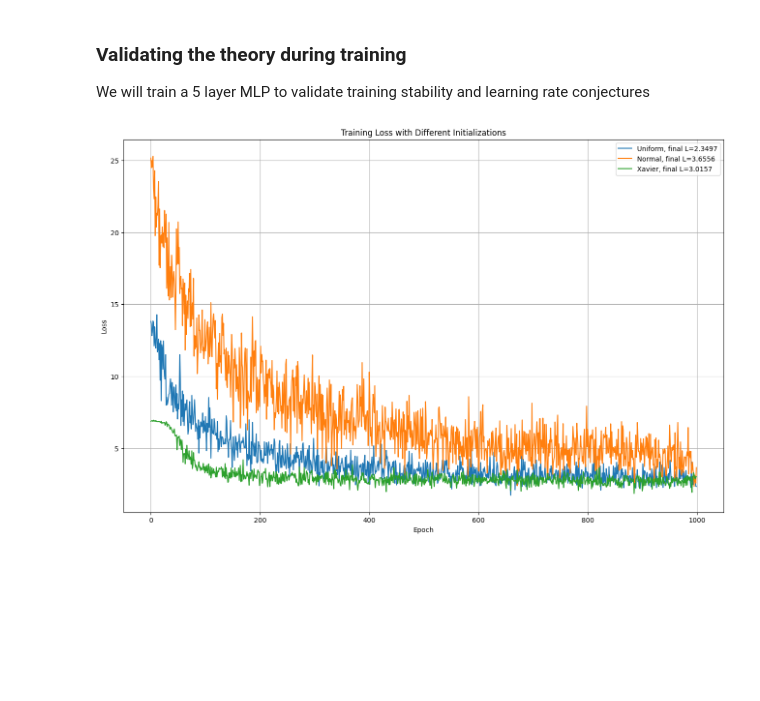
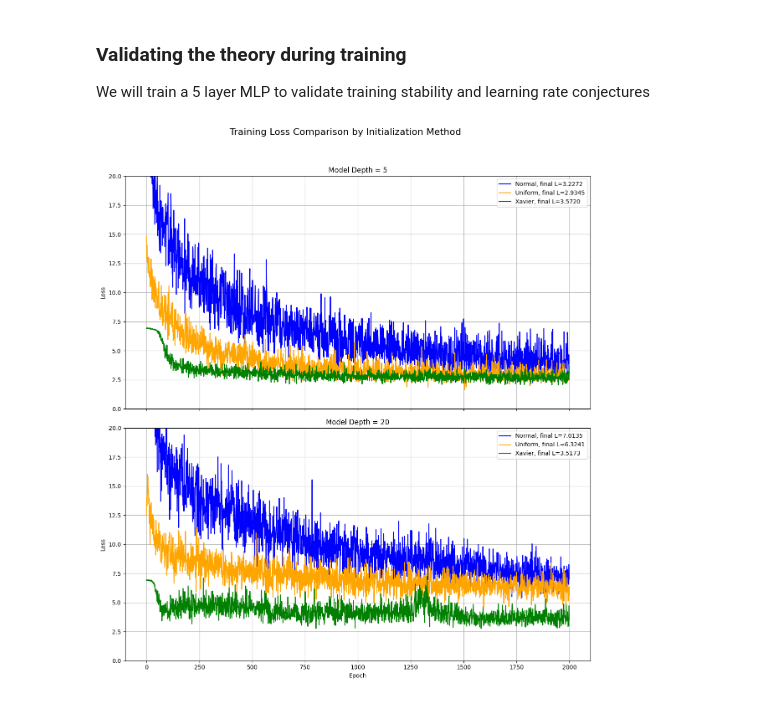
Before and after one commit to fodevac33/Learning-AI, a Jupyter notebook: notebooks/bigram_mlp/bigram_mlp.ipynb, the cells around one changed output. Cells and saved outputs as stored; diff of their text form; code cells hidden in the pictures; blank space fills up the shorter version.

Commit message:
Finishing initialization experiments. Closing topic.

```diff
--- a/notebooks/bigram_mlp/bigram_mlp.ipynb
+++ b/notebooks/bigram_mlp/bigram_mlp.ipynb
@@ -264,7 +264,7 @@ Again, if $\text{Var}(W^{(\ell)})$ is not scaled to $1 / n^{(\ell)}$ then the gr
 
 We will train a 5 layer MLP to validate training stability and learning rate conjectures
 # %%
-def train_with_initialization(init_method, num_epochs=1000, learnin_rate=0.1):
+def train_with_initialization(init_method, num_epochs=2000, learning_rate=0.05, batch_size=32):
     # Initialize parameters with gradients
     embed, hidden, out = init_method()
     embed.requires_grad_(True)
@@ -273,53 +273,80 @@ def train_with_initialization(init_method, num_epochs=1000, learnin_rate=0.1):
 
     # Optimizer
     parameters = [embed, hidden, out]
-    optimizer = torch.optim.SGD(parameters, lr=learnin_rate)
+    optimizer = torch.optim.SGD(parameters, lr=learning_rate)
 
     # Training loop
     losses = []
     for epoch in range(num_epochs):
         batch_idx = torch.randint(0, len(X), (batch_size,))
         X_batch = X[batch_idx]
         Y_batch = Y[batch_idx]
 
         # Forward pass
         X_embed = embed[X_batch]
         hidden_act = torch.tanh(X_embed @ hidden[0])
 
         for layer in range(1, hidden.shape[0]):
             hidden_act = torch.tanh(hidden_act @ hidden[layer])
 
         out_logits = hidden_act @ out
         # Calculate loss
         loss = F.cross_entropy(out_logits, Y_batch)
         losses.append(loss.item())
 
         # Backward and optimize
         optimizer.zero_grad()
         loss.backward()
         optimizer.step()
 
     return losses
 
+num_epochs = 2000
+learning_rate = 0.05
 batch_size = 32
 model_dim = 64
-model_depth = 5
 
-# Run training experiment
-normal_losses = train_with_initialization(initialize_normal_model)
-uniform_losses = train_with_initialization(initialize_uniform_model)
-xavier_losses = train_with_initialization(initialize_xavier_model)
+# Define the depths to compare
+depth_5 = 5
+depth_20 = 20
 
-# Plot training curves
-plt.figure(figsize=(16, 10))
-plt.plot(uniform_losses, label=f'Uniform, final L={uniform_losses[-1]:.4f}')
-plt.plot(normal_losses, label=f'Normal, final L={normal_losses[-1]:.4f}')
-plt.plot(xavier_losses, label=f'Xavier, final L={xavier_losses[-1]:.4f}')
-plt.xlabel('Epoch')
-plt.ylabel('Loss')
-plt.title('Training Loss with Different Initializations')
-plt.legend()
-plt.grid(True)
+model_depth = depth_5
+
+normal_losses_d5 = train_with_initialization(initialize_normal_model, num_epochs=num_epochs, learning_rate=learning_rate, batch_size=batch_size)
+uniform_losses_d5 = train_with_initialization(initialize_uniform_model, num_epochs=num_epochs, learning_rate=learning_rate, batch_size=batch_size)
+xavier_losses_d5 = train_with_initialization(initialize_xavier_model, num_epochs=num_epochs, learning_rate=learning_rate, batch_size=batch_size)
+
+
+model_depth = depth_20
+
+normal_losses_d20 = train_with_initialization(initialize_normal_model, num_epochs=num_epochs, learning_rate=learning_rate, batch_size=batch_size)
+uniform_losses_d20 = train_with_initialization(initialize_uniform_model, num_epochs=num_epochs, learning_rate=learning_rate, batch_size=batch_size)
+xavier_losses_d20 = train_with_initialization(initialize_xavier_model, num_epochs=num_epochs, learning_rate=learning_rate, batch_size=batch_size)
+
+
+fig, ax = plt.subplots(nrows=2, ncols=1, figsize=(12, 14), sharex=True)
+
+ax[0].plot(normal_losses_d5, label=f'Normal, final L={normal_losses_d5[-1]:.4f}', color='blue')
+ax[0].plot(uniform_losses_d5, label=f'Uniform, final L={uniform_losses_d5[-1]:.4f}', color='orange')
+ax[0].plot(xavier_losses_d5, label=f'Xavier, final L={xavier_losses_d5[-1]:.4f}', color='green')
+ax[0].set_title(f'Model Depth = {depth_5}')
+ax[0].set_ylabel('Loss')
+ax[0].set_ylim(0, 20)
+ax[0].legend()
+ax[0].grid(True)
+
+ax[1].plot(normal_losses_d20, label=f'Normal, final L={normal_losses_d20[-1]:.4f}', color='blue')
+ax[1].plot(uniform_losses_d20, label=f'Uniform, final L={uniform_losses_d20[-1]:.4f}', color='orange')
+ax[1].plot(xavier_losses_d20, label=f'Xavier, final L={xavier_losses_d20[-1]:.4f}', color='green')
+ax[1].set_title(f'Model Depth = {depth_20}')
+ax[1].set_xlabel('Epoch') # X-label only on the bottom plot due to sharex=True
+ax[1].set_ylabel('Loss' )
+ax[1].set_ylim(0, 20)
+ax[1].legend()
+ax[1].grid(True)
+
+fig.suptitle('Training Loss Comparison by Initialization Method', fontsize=16)
+plt.tight_layout(rect=[0, 0.03, 1, 0.95]) # Adjust rect to make space for suptitle
 plt.show()
 # %% [output]
-[figure, old version]
+[figure, new version]
```
Also changed, not shown: parts of 5 cells of this notebook.
